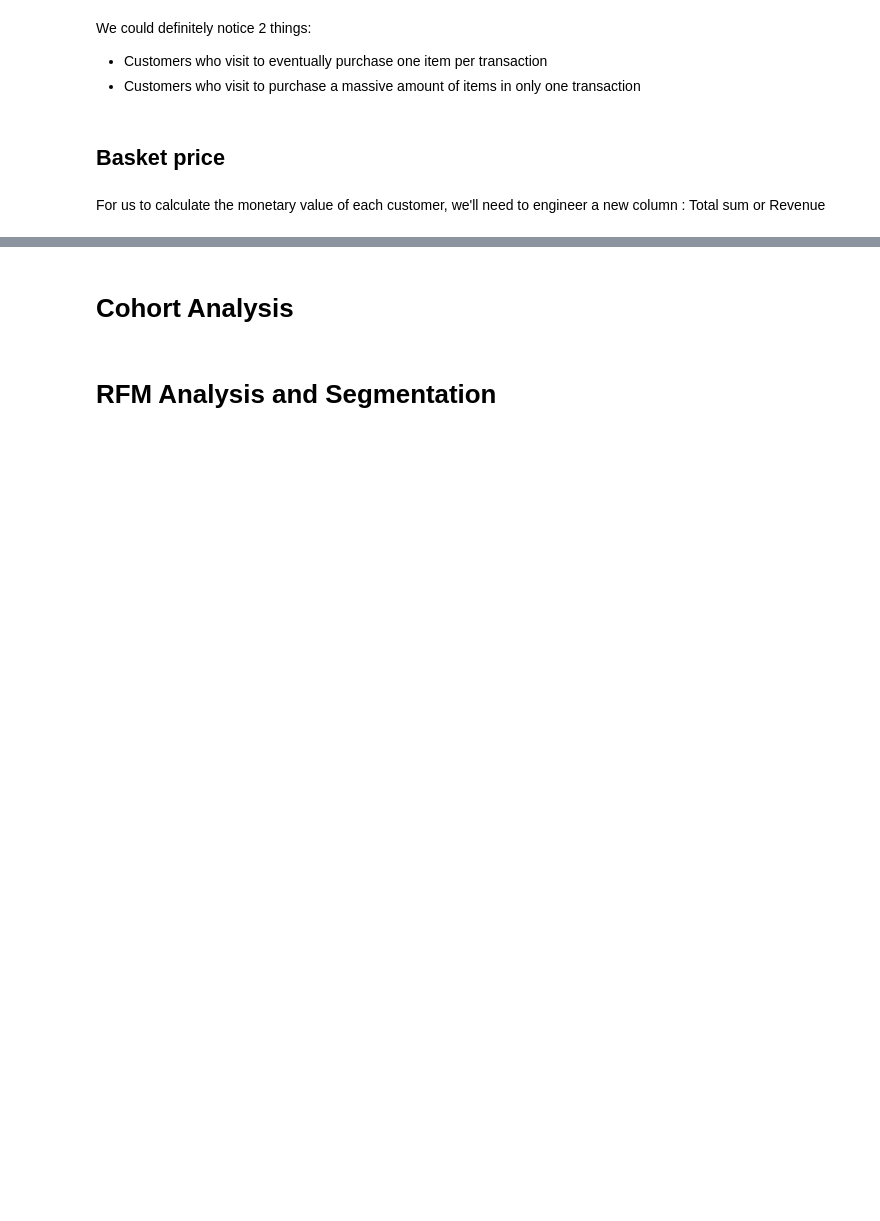
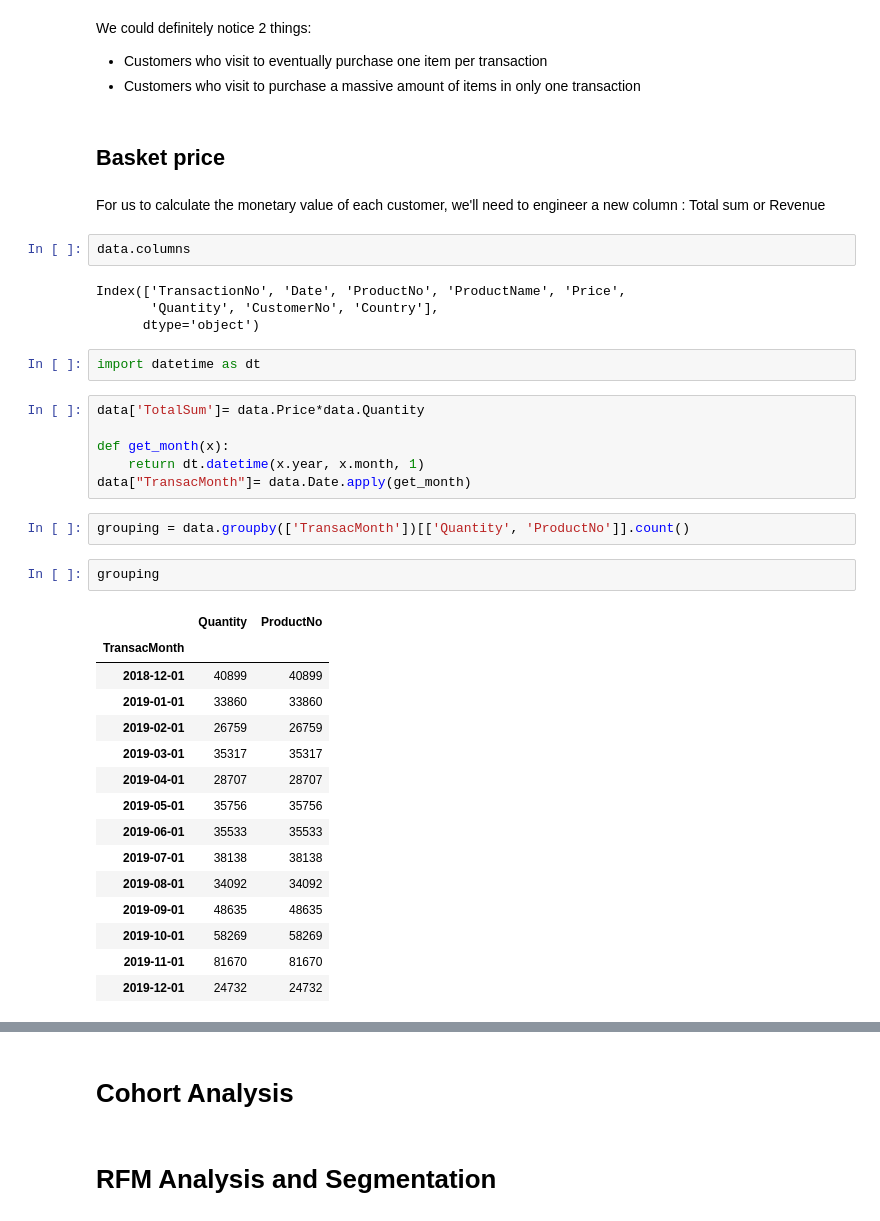
Before and after one commit to Oumnia-Sdn/CustomersSegmentation-RFM-KMeans, a Jupyter notebook: notebooks/UK B2C e-commerce transactions analysis & purchase prediction .ipynb, the cells around one changed output, grey strips where cells are left out. Saved outputs shown, nothing was run; the diff lists cells and outputs as text; blank space fills up the shorter version.

```diff
--- a/notebooks/UK B2C e-commerce transactions analysis & purchase prediction .ipynb
+++ b/notebooks/UK B2C e-commerce transactions analysis & purchase prediction .ipynb
@@ -315,3 +354,37 @@ We could definitely notice 2 things:
 ## Basket price
 # %% [markdown]
 For us to calculate the monetary value of each customer, we'll need to engineer a new column : Total sum or Revenue
+# %%
+data.columns
+# %% [output]
+Index(['TransactionNo', 'Date', 'ProductNo', 'ProductName', 'Price',
+       'Quantity', 'CustomerNo', 'Country'],
+      dtype='object')
+# %%
+import datetime as dt
+# %%
+data['TotalSum']= data.Price*data.Quantity
+
+def get_month(x):
+    return dt.datetime(x.year, x.month, 1)
+data["TransacMonth"]= data.Date.apply(get_month)
+# %%
+grouping = data.groupby(['TransacMonth'])[['Quantity', 'ProductNo']].count()
+# %%
+grouping
+# %% [output]
+|  | Quantity | ProductNo |
+| TransacMonth |  |  |
+| 2018-12-01 | 40899 | 40899 |
+| 2019-01-01 | 33860 | 33860 |
+| 2019-02-01 | 26759 | 26759 |
+| 2019-03-01 | 35317 | 35317 |
+| 2019-04-01 | 28707 | 28707 |
+| 2019-05-01 | 35756 | 35756 |
+| 2019-06-01 | 35533 | 35533 |
+| 2019-07-01 | 38138 | 38138 |
+| 2019-08-01 | 34092 | 34092 |
+| 2019-09-01 | 48635 | 48635 |
+| 2019-10-01 | 58269 | 58269 |
+| 2019-11-01 | 81670 | 81670 |
+| 2019-12-01 | 24732 | 24732 |
```
Also changed, not shown: parts of 8 cells of this notebook.
